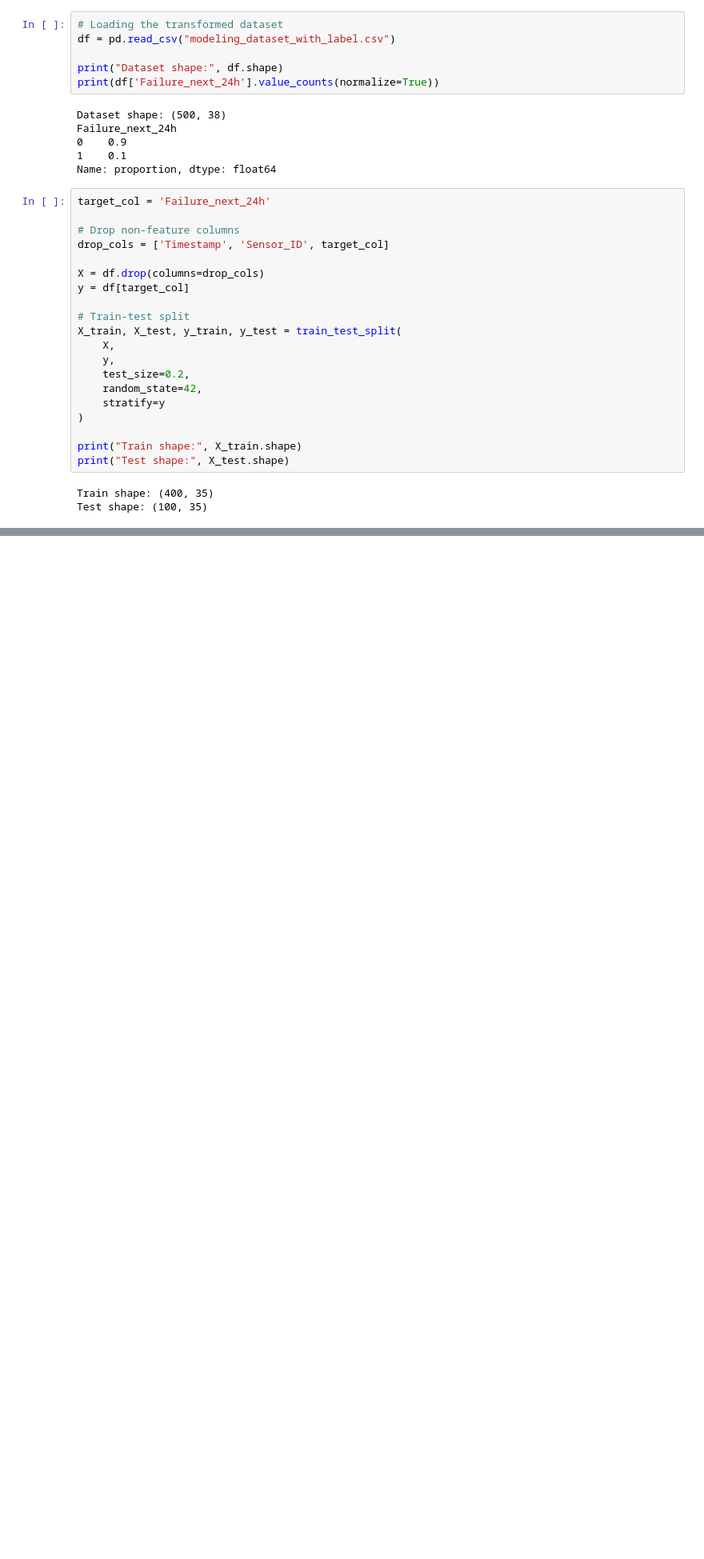
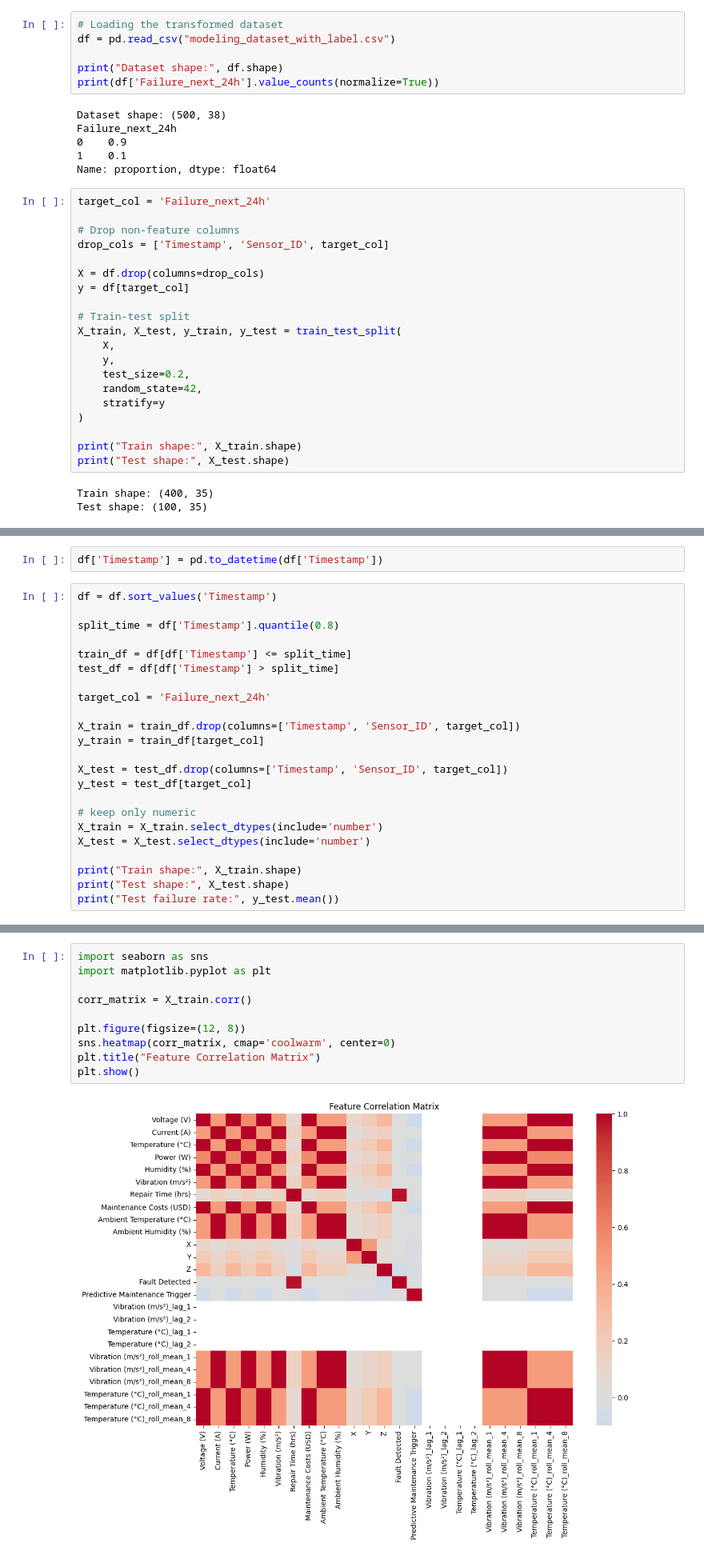
Before and after one commit to abdulqadir90965/Project1_Predictive_Maintenance_Engine, a Jupyter notebook: Project1_Predictive_Maintenance_Engine.ipynb, the cells around one changed output, grey strips where cells are left out. Shown: that part at 80% size. Saved outputs shown, nothing was run; the diff lists cells and outputs as text; blank space fills up the shorter version.

```diff
--- a/Project1_Predictive_Maintenance_Engine.ipynb
+++ b/Project1_Predictive_Maintenance_Engine.ipynb
@@ -178,0 +189,25 @@ Test shape: (100, 35)
+# %%
+df['Timestamp'] = pd.to_datetime(df['Timestamp'])
+# %%
+df = df.sort_values('Timestamp')
+
+split_time = df['Timestamp'].quantile(0.8)
+
+train_df = df[df['Timestamp'] <= split_time]
+test_df = df[df['Timestamp'] > split_time]
+
+target_col = 'Failure_next_24h'
+
+X_train = train_df.drop(columns=['Timestamp', 'Sensor_ID', target_col])
+y_train = train_df[target_col]
+
+X_test = test_df.drop(columns=['Timestamp', 'Sensor_ID', target_col])
+y_test = test_df[target_col]
+
+# keep only numeric
+X_train = X_train.select_dtypes(include='number')
+X_test = X_test.select_dtypes(include='number')
+
+print("Train shape:", X_train.shape)
+print("Test shape:", X_test.shape)
+print("Test failure rate:", y_test.mean())
@@ -178,0 +227,12 @@ Test shape: (100, 35)
+# %%
+import seaborn as sns
+import matplotlib.pyplot as plt
+
+corr_matrix = X_train.corr()
+
+plt.figure(figsize=(12, 8))
+sns.heatmap(corr_matrix, cmap='coolwarm', center=0)
+plt.title("Feature Correlation Matrix")
+plt.show()
+# %% [output]
+[figure, added]
```
Also changed, not shown: parts of 9 cells of this notebook.
